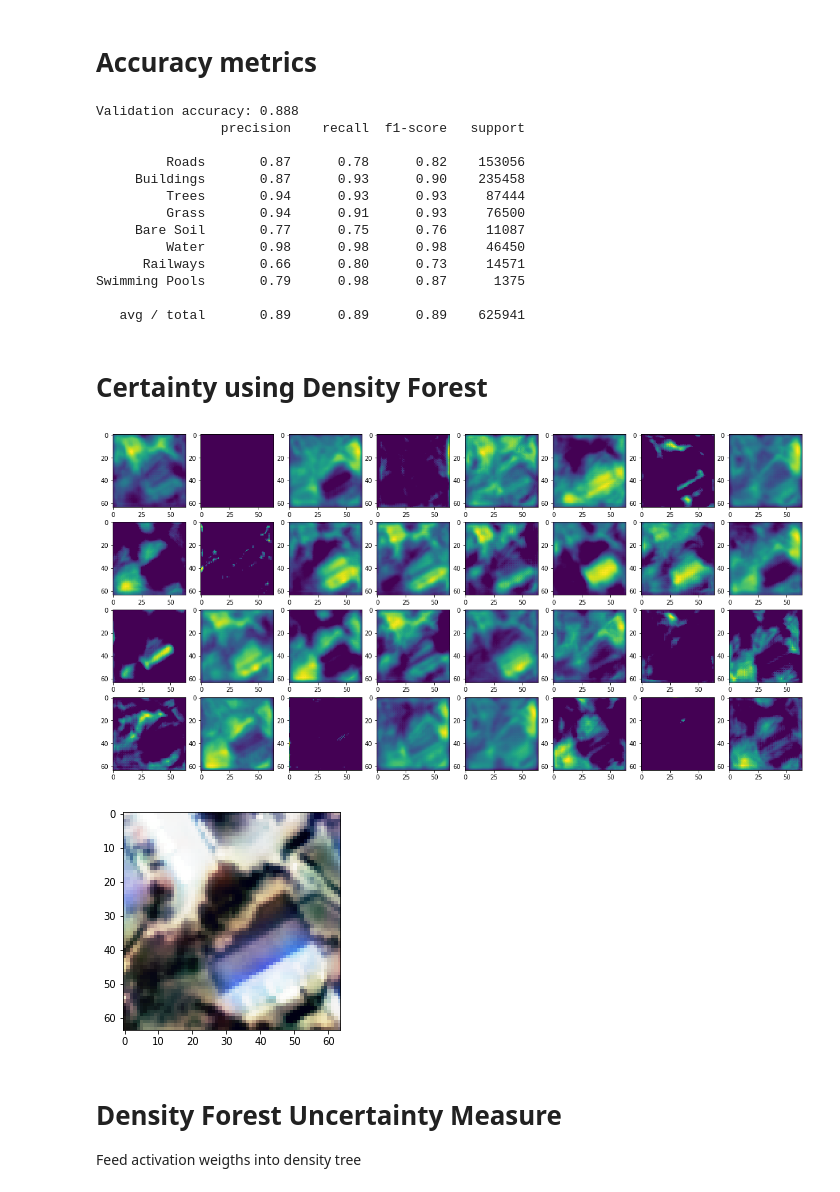
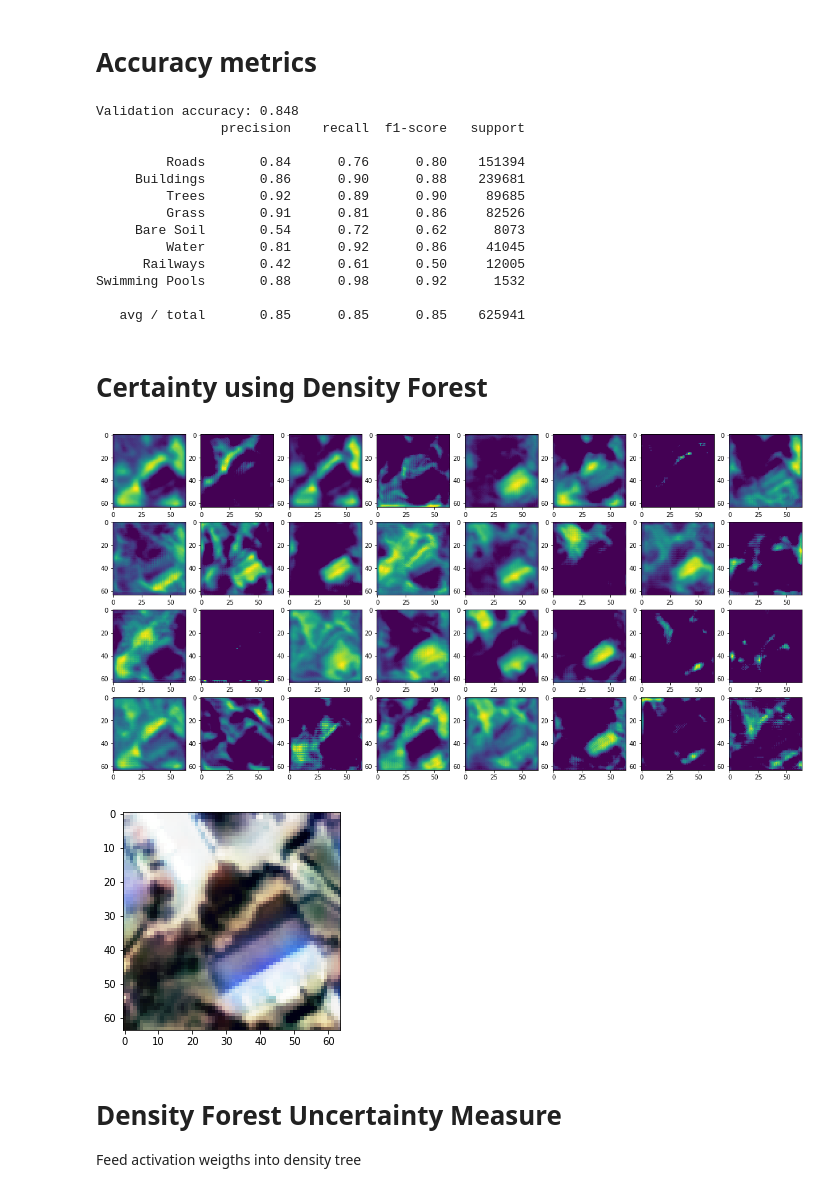
Before and after one commit to CyrilWendl/SIE-Master, a Jupyter notebook: Zurich Land Cover/Zurich Land Cover Classification.ipynb, the cells around one changed output. Saved outputs shown, nothing was run; the diff lists cells and outputs as text; code cells hidden in the pictures.

Commit message:
Training, validation and test set, improved scores by data augmentation

```diff
--- a/Zurich Land Cover/Zurich Land Cover Classification.ipynb
+++ b/Zurich Land Cover/Zurich Land Cover Classification.ipynb
@@ -397,7 +411,7 @@ def get_unet(n_classes,input_shape=x_train.shape[1:]):
     model = Model(inputs=[inputs], outputs=[conv10])
 
     sgd = optimizers.SGD(lr=1e-3, decay=1e-6, momentum=0.9, nesterov=True)
-    model.compile(loss='categorical_crossentropy', optimizer=sgd, metrics=['acc',ignore_background_class_accuracy(0)])
+    model.compile(loss=weighted_pixelwise_crossentropy, optimizer=sgd, metrics=['acc',ignore_background_class_accuracy(0)])
 
     return model
 # %%
@@ -519,10 +521,10 @@ def augment_images_and_gt(im_patches, gt_patches, normalize = False, rf_h=False,
         gt_patches_t.append(gt)
     return im_patches_t, gt_patches_t
 # %%
-im_patches, gt_patches = augment_images_and_gt(im_patches, gt_patches, rf_h=True, rf_v=True, rot=True)
+im_patches_vis, gt_patches_vis = augment_images_and_gt(im_patches, gt_patches, rf_h=True, rf_v=True, rot=True)
 fig, axes = plt.subplots(1,2)
 img_idx = 13
-axes[0].imshow(im_patches[img_idx][:,:,:3])
-axes[1].imshow(gt_patches[img_idx])
+axes[0].imshow(im_patches_vis[img_idx][:,:,:3])
+axes[1].imshow(gt_patches_vis[img_idx])
 plt.show()
 # %% [output]
@@ -544,20 +546,6 @@ def batch_generator(X, y, batch_size, data_augmentation=False):
 
         yield im_patches, gt_patches
 # %%
-# This will do preprocessing and realtime data augmentation:
-datagen = ImageDataGenerator(
-    featurewise_center=True,              # Set input mean to 0 over the dataset, feature-wise.
-    featurewise_std_normalization=True,   # Divide inputs by std of the dataset, feature-wise.
-    #shear_range=0.2,
-    #zoom_range=0.2,
-    rotation_range=.5,
-    horizontal_flip=True,
-    vertical_flip=True)
-
-# Compute quantities required for feature-wise normalization
-# (std, mean, and principal components if ZCA whitening is applied).
-datagen.fit(x_train)
-
 batch_size = 10
 epochs = 500
 
@@ -567,10 +555,9 @@ def model_train(model, data_augmentation = True):
                         steps_per_epoch=int(np.ceil(x_train.shape[0] / float(batch_size))),
                         epochs=epochs,
                         verbose=1,
-                        #class_weight = class_weights, # weights for loss function
+                        class_weight = class_weights, # weights for loss function
                         validation_data=(x_val, y_val),
-                        callbacks=[callback_history,
-                                   callback_earlystop,
+                        callbacks=[callback_earlystop,
                                    callback_lr,
                                    callback_checkpoint,
                                    callback_plot,
@@ -581,7 +568,7 @@ def model_train(model, data_augmentation = True):
 
 # train the model
 model = get_unet(n_classes)
-#model.load_weights('weights-improvement.hdf5')
+#model.load_weights('model_unet_64_non_augmented.h5')
 model_train(model, data_augmentation = True)
 #model = load_model('model_unet_64.h5')
 # %% [output]
@@ -657,22 +636,22 @@ plt.colorbar()
 # %%
 # Validation accuracy
 # mask background class for evaluation
-print("Validation accuracy: %.3f" % sklearn.metrics.accuracy_score(y_pred_label[y_val_labels!=0].flatten(),y_val_labels[y_val_labels!=0].flatten()))
-print(sklearn.metrics.classification_report(y_pred_label[y_val_labels!=0].flatten(),y_val_labels[y_val_labels!=0].flatten(),target_names=labels[1:]))
+print("Validation accuracy: %.3f" % sklearn.metrics.accuracy_score(y_pred_label[y_test_labels!=0].flatten(),y_test_labels[y_test_labels!=0].flatten()))
+print(sklearn.metrics.classification_report(y_pred_label[y_test_labels!=0].flatten(),y_test_labels[y_test_labels!=0].flatten(),target_names=labels[1:]))
 # %% [output]
-Validation accuracy: 0.888
+Validation accuracy: 0.848
                 precision    recall  f1-score   support
 
-         Roads       0.87      0.78      0.82    153056
-     Buildings       0.87      0.93      0.90    235458
-         Trees       0.94      0.93      0.93     87444
-         Grass       0.94      0.91      0.93     76500
-     Bare Soil       0.77      0.75      0.76     11087
-         Water       0.98      0.98      0.98     46450
-      Railways       0.66      0.80      0.73     14571
-Swimming Pools       0.79      0.98      0.87      1375
+         Roads       0.84      0.76      0.80    151394
+     Buildings       0.86      0.90      0.88    239681
+         Trees       0.92      0.89      0.90     89685
+         Grass       0.91      0.81      0.86     82526
+     Bare Soil       0.54      0.72      0.62      8073
+         Water       0.81      0.92      0.86     41045
+      Railways       0.42      0.61      0.50     12005
+Swimming Pools       0.88      0.98      0.92      1532
 
-   avg / total       0.89      0.89      0.89    625941
+   avg / total       0.85      0.85      0.85    625941
 # %% [markdown]
 # Certainty using Density Forest
 # %%
@@ -684,21 +663,21 @@ def get_activations(model, layer, X_batch):
     activations = get_activations([X_batch,0])
     return np.asarray(activations[0])
 
-activations = get_activations(model, -2, x_val)
+activations = get_activations(model, -2, x_test)
 # %%
 # visualize some activations
 fig, axes = plt.subplots(4,8)
 fig.set_size_inches(20,10)
 for i in range(4):
     for j in range(8):
         axes[i][j].imshow(activations[im_idx][:,:,i*8+j])
 plt.show()
 
 plt.figure()
-plt.imshow(x_val[im_idx][:,:,:3])
+plt.imshow(x_test[im_idx][:,:,:3])
 plt.show()
 # %% [output]
-[figure, old version]
+[figure, new version]
 [figure]
 # %% [markdown]
 # Density Forest Uncertainty Measure
```
Also changed, not shown: parts of 18 cells of this notebook, 3 other files.
